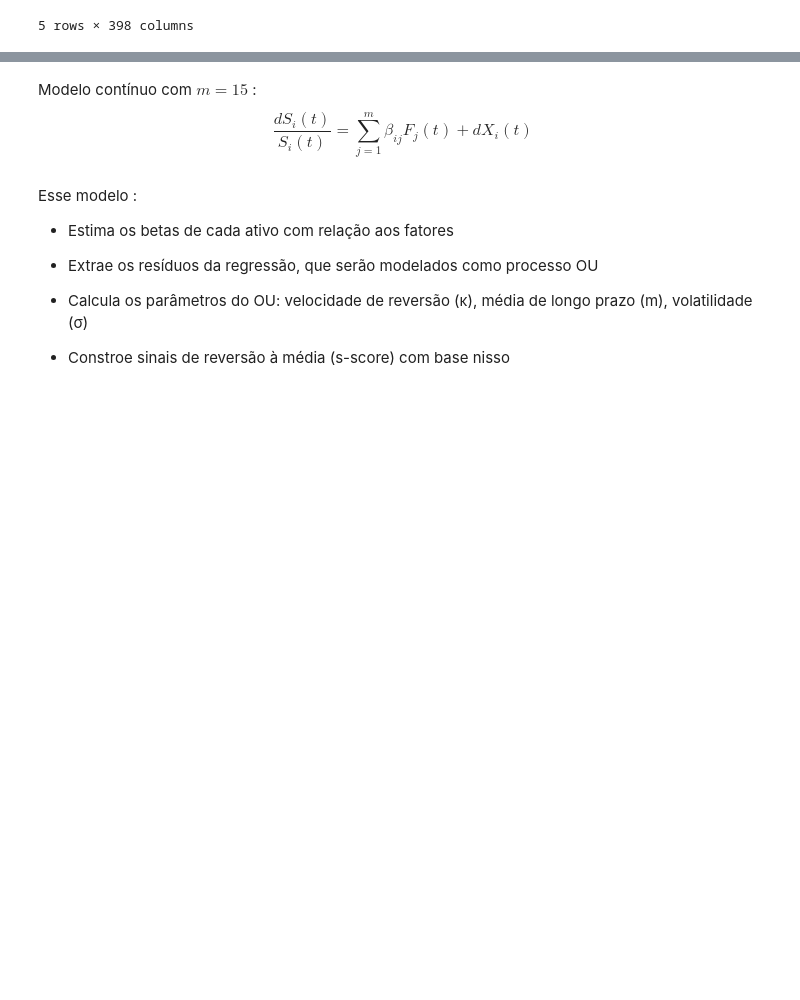
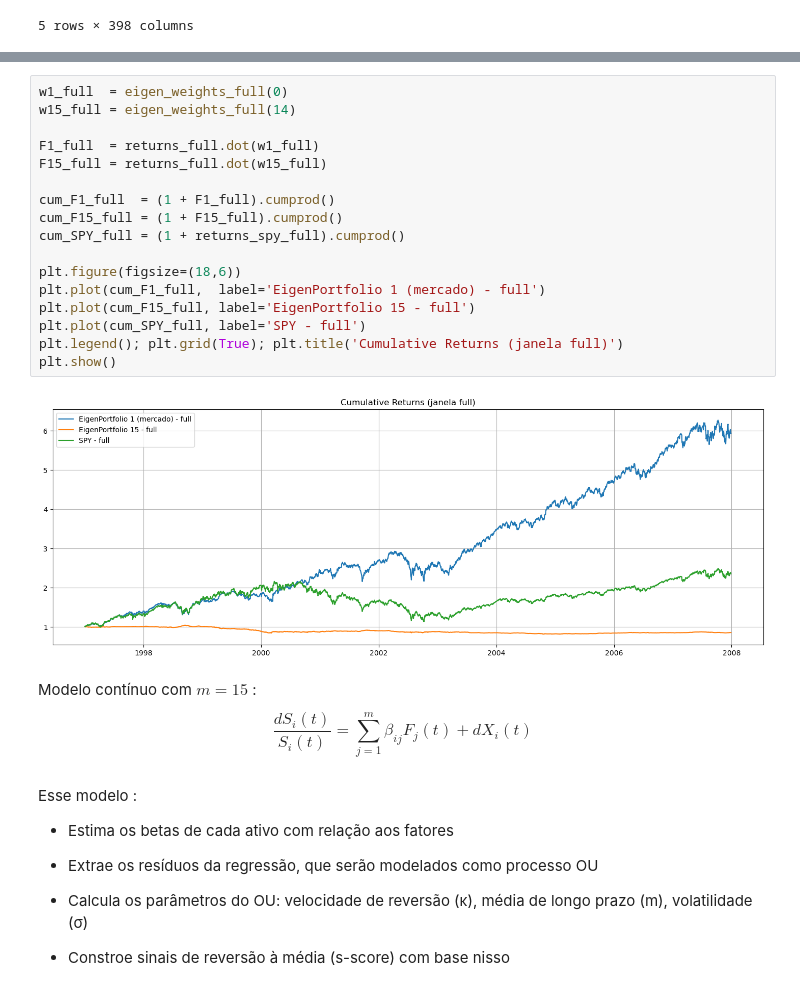
Before and after one commit to savio160502/Statistical-Arbitrage, a Jupyter notebook: Amostragem_estatistica.ipynb, the cells around one changed output, grey strips where cells are left out. Cells and saved outputs as stored; diff of their text form; blank space fills up the shorter version.

```diff
--- a/Amostragem_estatistica.ipynb
+++ b/Amostragem_estatistica.ipynb
@@ -462,3 +414,22 @@ plt.legend()
+# %%
+w1_full  = eigen_weights_full(0)
+w15_full = eigen_weights_full(14)
+
+F1_full  = returns_full.dot(w1_full)
+F15_full = returns_full.dot(w15_full)
+
+cum_F1_full  = (1 + F1_full).cumprod()
+cum_F15_full = (1 + F15_full).cumprod()
+cum_SPY_full = (1 + returns_spy_full).cumprod()
+
+plt.figure(figsize=(18,6))
+plt.plot(cum_F1_full,  label='EigenPortfolio 1 (mercado) - full')
+plt.plot(cum_F15_full, label='EigenPortfolio 15 - full')
+plt.plot(cum_SPY_full, label='SPY - full')
+plt.legend(); plt.grid(True); plt.title('Cumulative Returns (janela full)')
+plt.show()
+# %% [output]
+[figure, added]
 # %% [markdown]
 Modelo contínuo com $m = 15 $ : $$
 \frac{dS_i(t)}{S_i(t)} = \sum_{j=1}^m \beta_{ij} F_j(t) + dX_i(t)
```
Also changed, not shown: parts of 25 cells of this notebook.
